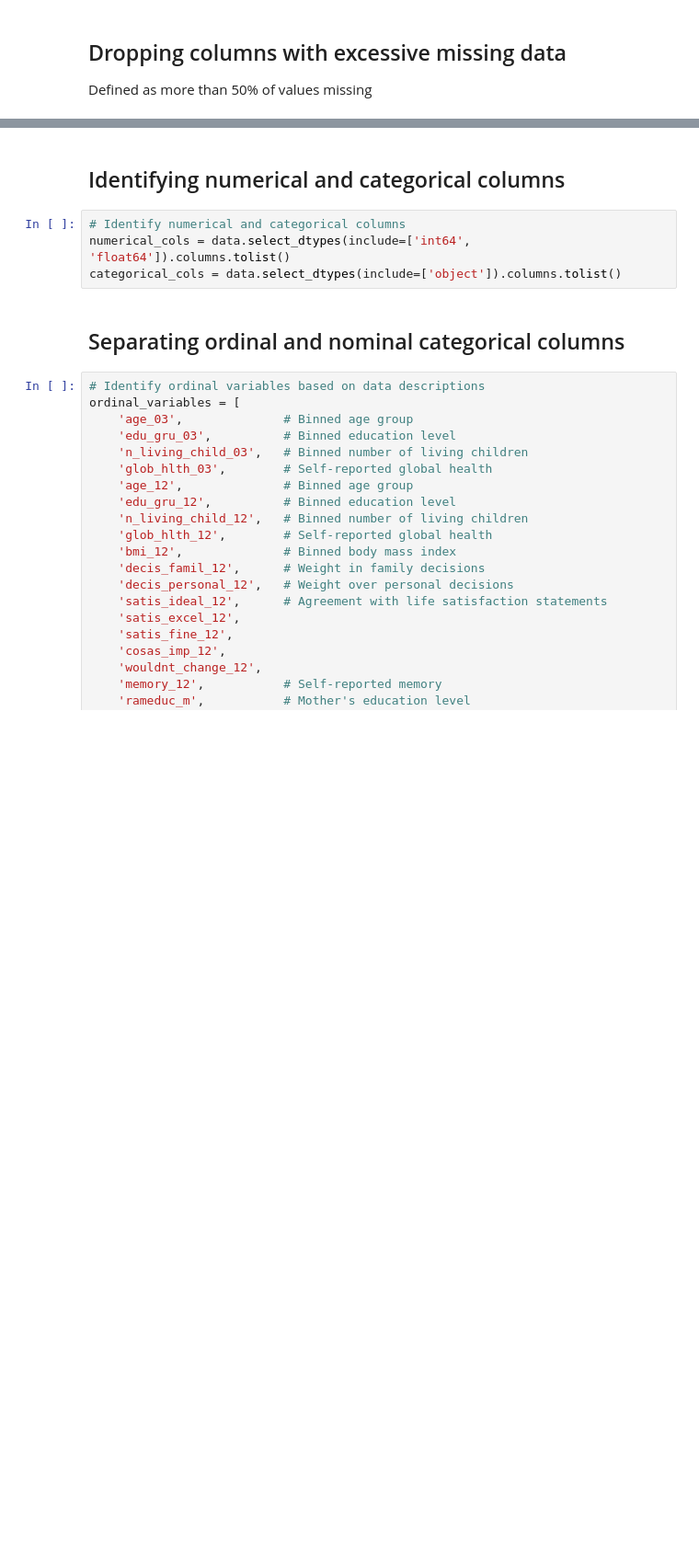
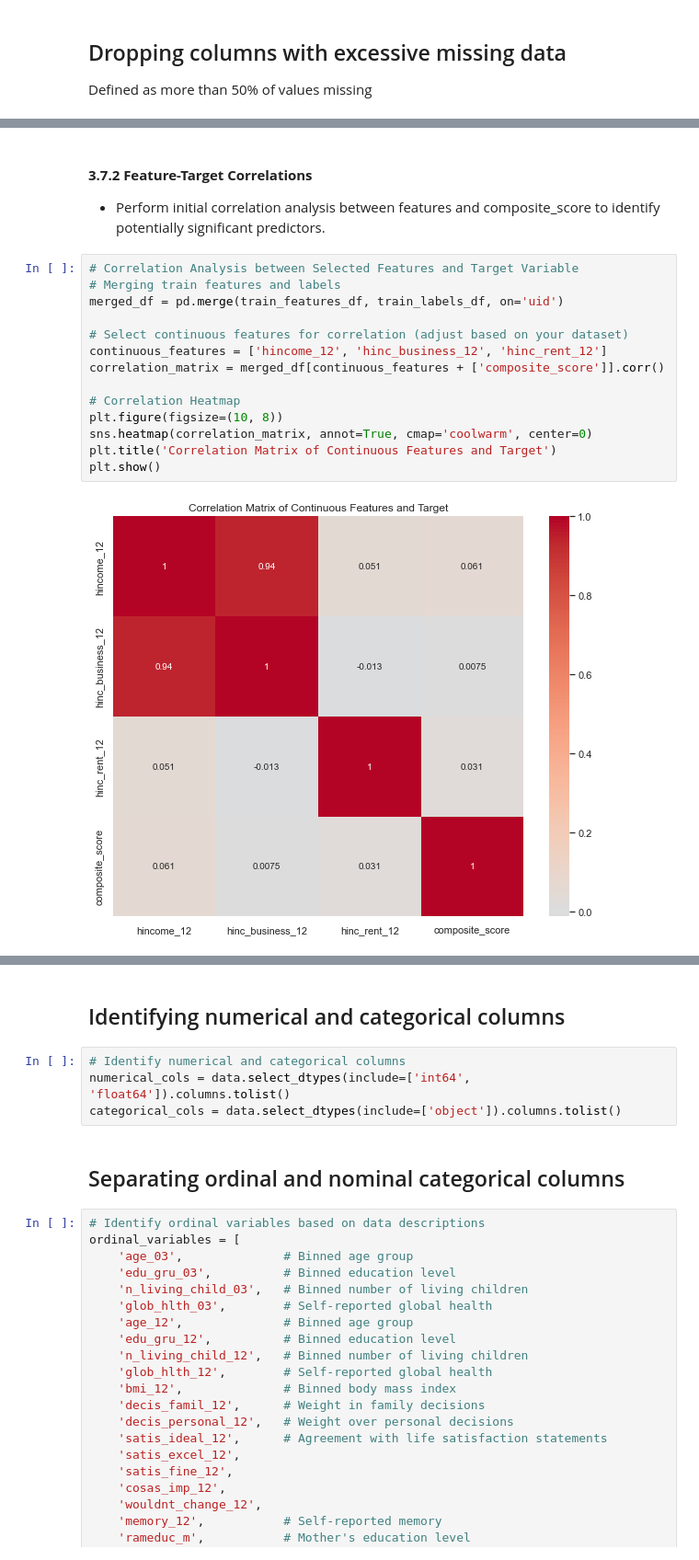
Before and after one commit to geomwangi007/Early-Detection-of-Alzheimer-s-Disease-and-Related-Dementias-Using-Social-Determinants-of-Health, a Jupyter notebook: Index.ipynb, the cells around one changed output, grey strips where cells are left out. Shown at 92% size. Cells and saved outputs as stored; diff of their text form; blank space fills up the shorter version.

```diff
--- a/Index.ipynb
+++ b/Index.ipynb
@@ -75,0 +756,20 @@ Defined as more than 50% of values missing
+# %% [markdown]
+#### **3.7.2 Feature-Target Correlations**
+
+* Perform initial correlation analysis between features and composite_score to identify potentially significant predictors.
+# %%
+# Correlation Analysis between Selected Features and Target Variable
+# Merging train features and labels
+merged_df = pd.merge(train_features_df, train_labels_df, on='uid')
+
+# Select continuous features for correlation (adjust based on your dataset)
+continuous_features = ['hincome_12', 'hinc_business_12', 'hinc_rent_12']
+correlation_matrix = merged_df[continuous_features + ['composite_score']].corr()
+
+# Correlation Heatmap
+plt.figure(figsize=(10, 8))
+sns.heatmap(correlation_matrix, annot=True, cmap='coolwarm', center=0)
+plt.title('Correlation Matrix of Continuous Features and Target')
+plt.show()
+# %% [output]
+[figure, added]
```
Also changed, not shown: parts of 69 cells of this notebook, 1 other file.
